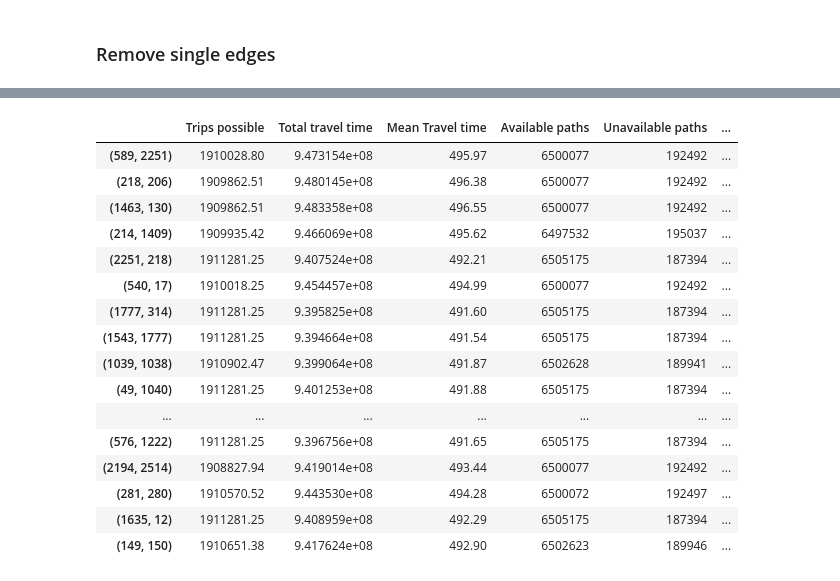
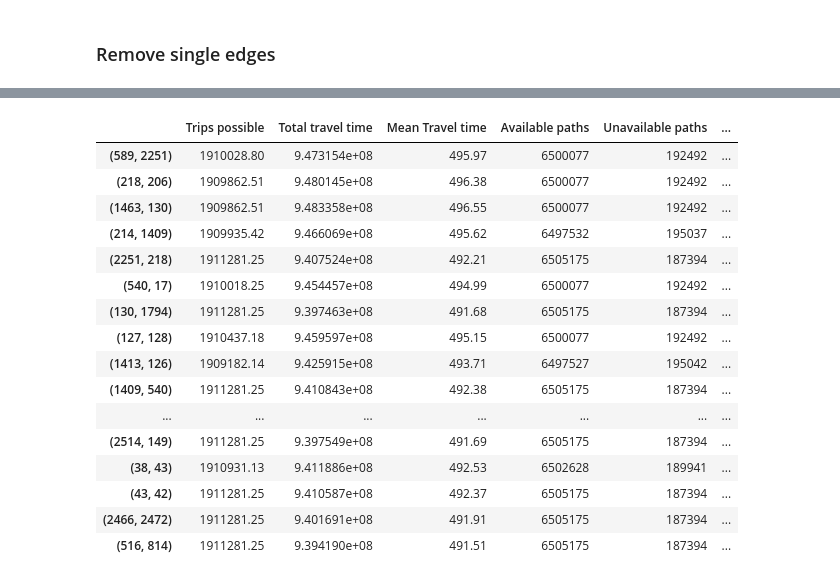
Before and after one commit to EwoutH/Helsinki-flood-BEP-project, a Jupyter notebook: road-graph/OSMnx_road_graph_analysis_BEP.ipynb, the cells around one changed output, grey strips where cells are left out. Saved outputs shown, nothing was run; the diff lists cells and outputs as text; code cells hidden in the pictures.

```diff
--- a/road-graph/OSMnx_road_graph_analysis_BEP.ipynb
+++ b/road-graph/OSMnx_road_graph_analysis_BEP.ipynb
@@ -341,7 +341,7 @@ def prepare_graph(graph, drivable_depth=0.30, rain=[44, 54, 71, 86, 20, 198]):
 
   return gb_dict
 # %%
-def analyse_graph(graph, od_area=tte, od_time="All"):
+def analyse_graph(graph, od_area=tte, od_time="All", print=True):
   # Calcualte the paths lengths of all reachable pairs
   reachable_path_lengths = dict(nx.all_pairs_dijkstra_path_length(graph, cutoff=None, weight="free_flow_time"))
 
@@ -363,14 +363,16 @@ def analyse_graph(graph, od_area=tte, od_time="All"):
 
   # Calculate some stats
   number_nodes = graph.number_of_nodes()             # Number of nodes in the graph
+  number_edges = graph.number_of_edges()             # Number of nodes in the graph
   trip_count = sum(tt_dict.values())                 # Sum of all trips in the OD-matrix
   total_travel_time = sum([i[0]*i[1] for i in od_weights.values()])      # Total weighted travel time (s)
   route_count = len(od_weights)                      # All possible routes between nodes
   possible_weight = sum([i[1] for i in od_weights.values()])
   mean_travel_time = total_travel_time / possible_weight
 
-  print(f'{possible_weight:.1f} trips on {route_count} routes took {total_travel_time:.1f} seconds, {mean_travel_time:.3f} s on average')
-  print(f'{number_nodes**2} possible node combinations, {route_count} available paths and {number_nodes**2-route_count} not available ({(route_count/number_nodes**2)*100:.3f}%)')
+  if print:
+    print(f'{possible_weight:.1f} trips on {route_count} routes took {total_travel_time:.1f} seconds, {mean_travel_time:.3f} s on average')
+    print(f'{number_nodes**2} possible node combinations, {route_count} available paths and {number_nodes**2-route_count} not available ({(route_count/number_nodes**2)*100:.3f}%)')
 
   # Calculate OD weights for impossible routes
   node_combinations = list(itertools.product(range(graph.number_of_nodes()), repeat=2))
@@ -389,12 +391,13 @@ def analyse_graph(graph, od_area=tte, od_time="All"):
   # Stats
   impossible_weight = sum(impossible_paths.values())
 
-  print(f'Weight of possible trips: {possible_weight:.2f}, weight of impossible trips: {impossible_weight:.2f}, percentage impossible: {impossible_weight/(possible_weight+impossible_weight)*100:.3f}%')
-  print(f'Isolated nodes: {isolated_nodes}, percentage: {100*isolated_nodes/number_nodes:.2f}%\n')
+  if print:
+    print(f'Weight of possible trips: {possible_weight:.2f}, weight of impossible trips: {impossible_weight:.2f}, percentage impossible: {impossible_weight/(possible_weight+impossible_weight)*100:.3f}%')
+    print(f'Isolated nodes: {isolated_nodes}, percentage: {100*isolated_nodes/number_nodes:.2f}%\n')
 
   return_dict = {
       'mean_travel_time': mean_travel_time,
-      'stats': [possible_weight, total_travel_time, mean_travel_time, route_count, number_nodes**2-route_count, impossible_weight, trip_count, number_nodes, isolated_nodes],
+      'stats': [possible_weight, total_travel_time, mean_travel_time, route_count, number_nodes**2-route_count, impossible_weight, trip_count, number_nodes, isolated_nodes, number_edges],
       'impossible_paths': impossible_paths,
       'od_weights': od_weights,
   }
@@ -530,7 +533,7 @@ flooded_stats_dict = {}
 for i in rain:
   flooded_stats_dict[i] = flooded_stats[str(i)]['stats'] + [flooded_stats[str(i)]['mean_travel_time_id']]
 
-flooded_stats_df = pd.DataFrame.from_dict(flooded_stats_dict, orient='index', columns=['Trips possible' , 'Total travel time', 'Mean Travel time', 'Available paths', 'Unavailable paths', 'Trips impossible', 'Trips total', 'Nodes', 'Isolated nodes', 'Mean travel time (id. set)'])
+flooded_stats_df = pd.DataFrame.from_dict(flooded_stats_dict, orient='index', columns=['Trips possible' , 'Total travel time', 'Mean Travel time', 'Available paths', 'Unavailable paths', 'Trips impossible', 'Trips total', 'Nodes', 'Isolated nodes', 'Edges', 'Mean travel time (id. set)'])
 flooded_stats_df.to_csv('flooded_stats.csv')
 flooded_stats_df.round(2)
 # %% [output]
@@ -614,7 +617,9 @@ def compare_od_centrality_removed(n=6, z=198, rain=rain):
   # Return and PandasDataframe with the OD-centrality values for each edge and rain value
   return pd.DataFrame.from_dict(od_cent, orient='index', columns=rain)
 # %%
-central_flooded_edges = compare_od_centrality_removed(6, 198)
+n = 12
+central_flooded_edges = compare_od_centrality_removed(n, 198)
 print(list(central_flooded_edges.index))
+central_flooded_edges.to_csv(f'central_flooded_edges-{n}.csv')
 central_flooded_edges.round(2)
 # %% [output]
@@ -671,23 +676,23 @@ Weight of possible trips: 1910651.38, weight of impossible trips: 138196.62, per
 Isolated nodes: 0, percentage: 0.00%
 # %%
-hre_stats_df = pd.DataFrame.from_dict(high_risk_stats, orient='index', columns=['Trips possible' , 'Total travel time', 'Mean Travel time', 'Available paths', 'Unavailable paths', 'Trips impossible', 'Trips total', 'Nodes', 'Isolated nodes', 'Mean travel time (id. set)'])
-flooded_stats_df.to_csv('hr-edges-stats.csv')
+hre_stats_df = pd.DataFrame.from_dict(high_risk_stats, orient='index', columns=['Trips possible' , 'Total travel time', 'Mean Travel time', 'Available paths', 'Unavailable paths', 'Trips impossible', 'Trips total', 'Nodes', 'Isolated nodes', 'Edges', 'Mean travel time (id. set)'])
+flooded_stats_df.to_csv(f'hr-edges-stats-{n}.csv')
 hre_stats_df.round(2)
 # %% [output]
 |  | Trips possible | Total travel time | Mean Travel time | Available paths | Unavailable paths | ... |
 | (589, 2251) | 1910028.80 | 9.473154e+08 | 495.97 | 6500077 | 192492 | ... |
 | (218, 206) | 1909862.51 | 9.480145e+08 | 496.38 | 6500077 | 192492 | ... |
 | (1463, 130) | 1909862.51 | 9.483358e+08 | 496.55 | 6500077 | 192492 | ... |
 | (214, 1409) | 1909935.42 | 9.466069e+08 | 495.62 | 6497532 | 195037 | ... |
 | (2251, 218) | 1911281.25 | 9.407524e+08 | 492.21 | 6505175 | 187394 | ... |
 | (540, 17) | 1910018.25 | 9.454457e+08 | 494.99 | 6500077 | 192492 | ... |
-| (1777, 314) | 1911281.25 | 9.395825e+08 | 491.60 | 6505175 | 187394 | ... |
-| (1543, 1777) | 1911281.25 | 9.394664e+08 | 491.54 | 6505175 | 187394 | ... |
-| (1039, 1038) | 1910902.47 | 9.399064e+08 | 491.87 | 6502628 | 189941 | ... |
-| (49, 1040) | 1911281.25 | 9.401253e+08 | 491.88 | 6505175 | 187394 | ... |
+| (130, 1794) | 1911281.25 | 9.397463e+08 | 491.68 | 6505175 | 187394 | ... |
+| (127, 128) | 1910437.18 | 9.459597e+08 | 495.15 | 6500077 | 192492 | ... |
+| (1413, 126) | 1909182.14 | 9.425915e+08 | 493.71 | 6497527 | 195042 | ... |
+| (1409, 540) | 1911281.25 | 9.410843e+08 | 492.38 | 6505175 | 187394 | ... |
 | ... | ... | ... | ... | ... | ... | ... |
-| (576, 1222) | 1911281.25 | 9.396756e+08 | 491.65 | 6505175 | 187394 | ... |
-| (2194, 2514) | 1908827.94 | 9.419014e+08 | 493.44 | 6500077 | 192492 | ... |
-| (281, 280) | 1910570.52 | 9.443530e+08 | 494.28 | 6500072 | 192497 | ... |
-| (1635, 12) | 1911281.25 | 9.408959e+08 | 492.29 | 6505175 | 187394 | ... |
-| (149, 150) | 1910651.38 | 9.417624e+08 | 492.90 | 6502623 | 189946 | ... |
+| (2514, 149) | 1911281.25 | 9.397549e+08 | 491.69 | 6505175 | 187394 | ... |
+| (38, 43) | 1910931.13 | 9.411886e+08 | 492.53 | 6502628 | 189941 | ... |
+| (43, 42) | 1911281.25 | 9.410587e+08 | 492.37 | 6505175 | 187394 | ... |
+| (2466, 2472) | 1911281.25 | 9.401691e+08 | 491.91 | 6505175 | 187394 | ... |
+| (516, 814) | 1911281.25 | 9.394190e+08 | 491.51 | 6505175 | 187394 | ... |
```
Also changed, not shown: parts of 4 cells of this notebook.
